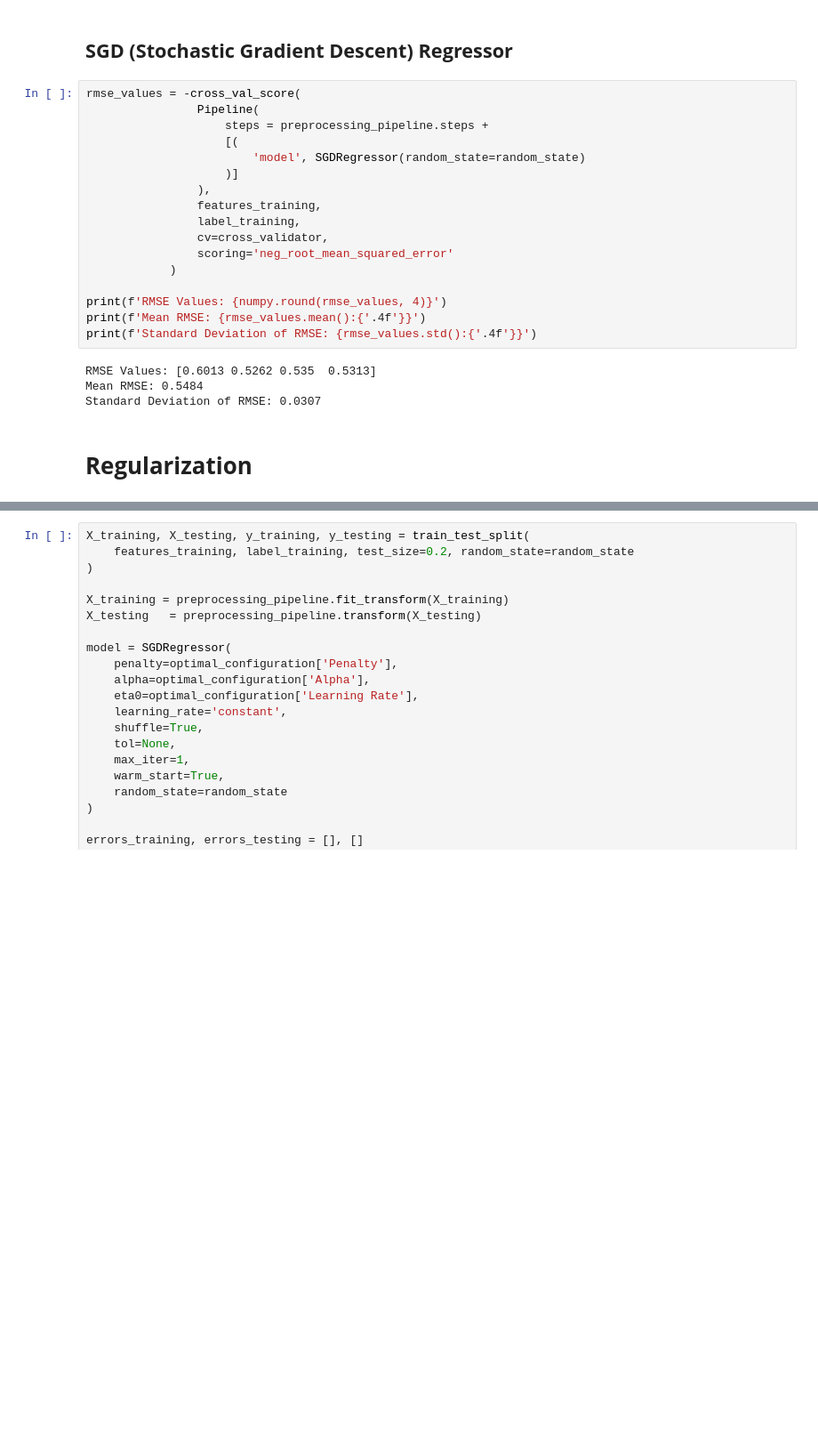
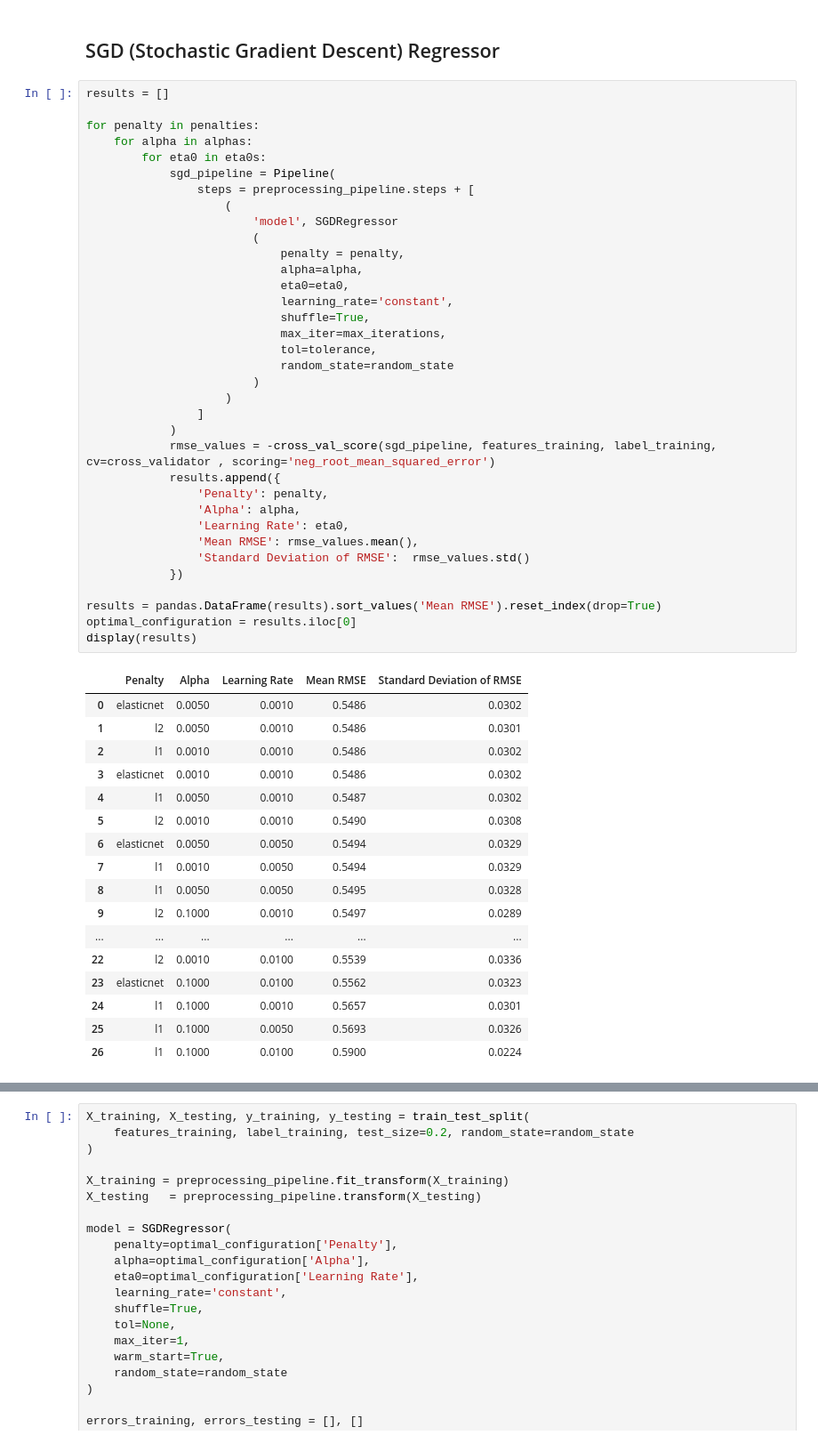
Before and after one commit to dhrvgpta/regression, a Jupyter notebook: linear_regression.ipynb, the cells around one changed output, grey strips where cells are left out. Shown: that part at 89% size. Drawn from its saved outputs; the diff is of its cells as text; blank space fills up the shorter version.

```diff
--- a/linear_regression.ipynb
+++ b/linear_regression.ipynb
@@ -54,26 +70,56 @@ Mean RMSE:  0.5486
 Standard Deviation of RMSE: 0.0307
 # %% [markdown]
-## **SGD (Stochastic Gradient Descent) Regressor**
+## SGD (Stochastic Gradient Descent) Regressor
 # %%
-rmse_values = -cross_val_score(
-                Pipeline(
-                    steps = preprocessing_pipeline.steps +
-                    [(
-                        'model', SGDRegressor(random_state=random_state)
-                    )]
-                ),
-                features_training,
-                label_training,
-                cv=cross_validator,
-                scoring='neg_root_mean_squared_error'
+results = []
+
+for penalty in penalties:
+    for alpha in alphas:
+        for eta0 in eta0s:
+            sgd_pipeline = Pipeline(
+                steps = preprocessing_pipeline.steps + [
+                    (
+                        'model', SGDRegressor
+                        (
+                            penalty = penalty,
+                            alpha=alpha,
+                            eta0=eta0,
+                            learning_rate='constant',
+                            shuffle=True,
+                            max_iter=max_iterations,
+                            tol=tolerance,
+                            random_state=random_state
+                        )
+                    )
+                ]
             )
+            rmse_values = -cross_val_score(sgd_pipeline, features_training, label_training, cv=cross_validator , scoring='neg_root_mean_squared_error')
+            results.append({
+                'Penalty': penalty,
+                'Alpha': alpha,
+                'Learning Rate': eta0,
+                'Mean RMSE': rmse_values.mean(),
+                'Standard Deviation of RMSE':  rmse_values.std()
+            })
 
-print(f'RMSE Values: {numpy.round(rmse_values, 4)}')
-print(f'Mean RMSE: {rmse_values.mean():{'.4f'}}')
-print(f'Standard Deviation of RMSE: {rmse_values.std():{'.4f'}}')
+results = pandas.DataFrame(results).sort_values('Mean RMSE').reset_index(drop=True)
+optimal_configuration = results.iloc[0]
+display(results)
 # %% [output]
-RMSE Values: [0.6013 0.5262 0.535  0.5313]
-Mean RMSE: 0.5484
-Standard Deviation of RMSE: 0.0307
+|  | Penalty | Alpha | Learning Rate | Mean RMSE | Standard Deviation of RMSE |
+| 0 | elasticnet | 0.0050 | 0.0010 | 0.5486 | 0.0302 |
+| 1 | l2 | 0.0050 | 0.0010 | 0.5486 | 0.0301 |
+| 2 | l1 | 0.0010 | 0.0010 | 0.5486 | 0.0302 |
+| 3 | elasticnet | 0.0010 | 0.0010 | 0.5486 | 0.0302 |
+| 4 | l1 | 0.0050 | 0.0010 | 0.5487 | 0.0302 |
+| 5 | l2 | 0.0010 | 0.0010 | 0.5490 | 0.0308 |
+| 6 | elasticnet | 0.0050 | 0.0050 | 0.5494 | 0.0329 |
+| 7 | l1 | 0.0010 | 0.0050 | 0.5494 | 0.0329 |
+| 8 | l1 | 0.0050 | 0.0050 | 0.5495 | 0.0328 |
+| 9 | l2 | 0.1000 | 0.0010 | 0.5497 | 0.0289 |
+| ... | ... | ... | ... | ... | ... |
+| 22 | l2 | 0.0010 | 0.0100 | 0.5539 | 0.0336 |
+| 23 | elasticnet | 0.1000 | 0.0100 | 0.5562 | 0.0323 |
+| 24 | l1 | 0.1000 | 0.0010 | 0.5657 | 0.0301 |
+| 25 | l1 | 0.1000 | 0.0050 | 0.5693 | 0.0326 |
+| 26 | l1 | 0.1000 | 0.0100 | 0.5900 | 0.0224 |
-# %% [markdown]
-# **Regularization**
```
Also changed, not shown: parts of 11 cells of this notebook, 2 other files.
